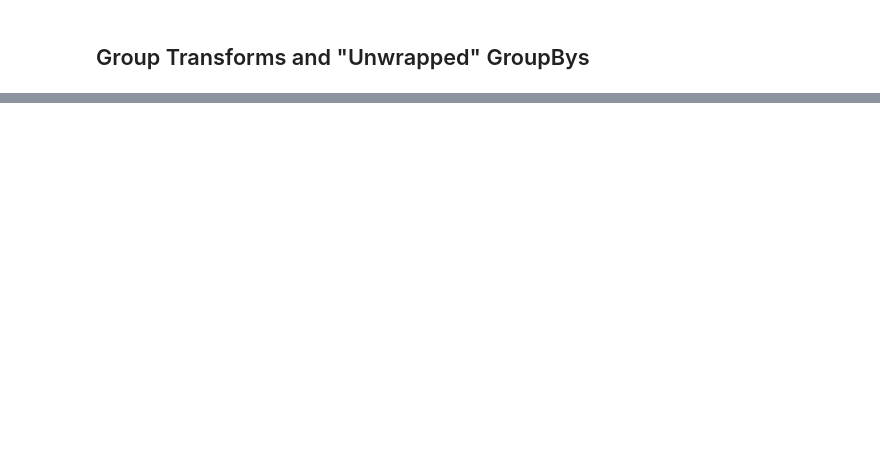
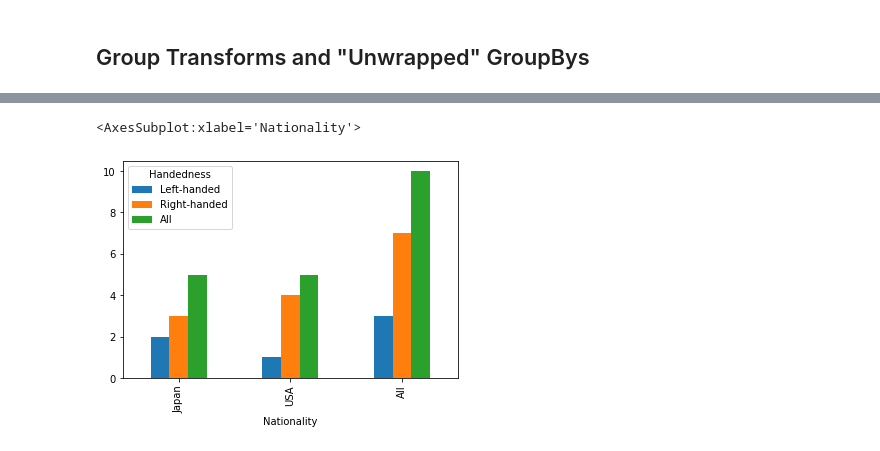
Before and after one commit to emuro/books, a Jupyter notebook: python/pydata-book/ch10_EM.ipynb, the cells around one changed output, grey strips where cells are left out. Cells and saved outputs as stored; diff of their text form; code cells hidden in the pictures; blank space fills up the shorter version.

```diff
--- a/python/pydata-book/ch10_EM.ipynb
+++ b/python/pydata-book/ch10_EM.ipynb
@@ -893,0 +1097,16 @@ by_year.apply(regress, yvar="AAPL", xvars=["SPX"])
+# %%
+from io import StringIO
+data = """Sample  Nationality  Handedness
+1   USA  Right-handed
+2   Japan    Left-handed
+3   USA  Right-handed
+4   Japan    Right-handed
+5   Japan    Left-handed
+6   Japan    Right-handed
+7   USA  Right-handed
+8   USA  Left-handed
+9   Japan    Right-handed
+10  USA  Right-handed"""
+
+data = pd.read_table(StringIO(data), sep="\s+")
+data
@@ -893,0 +1125,3 @@ by_year.apply(regress, yvar="AAPL", xvars=["SPX"])
+# %%
+a = pd.crosstab(data["Nationality"], data["Handedness"], margins=True)
+a
@@ -893,0 +1134,5 @@ by_year.apply(regress, yvar="AAPL", xvars=["SPX"])
+# %%
+a.plot.bar() # :-)
+# %% [output]
+<AxesSubplot:xlabel='Nationality'>
+[figure, added]
```
Also changed, not shown: parts of 29 cells of this notebook.
